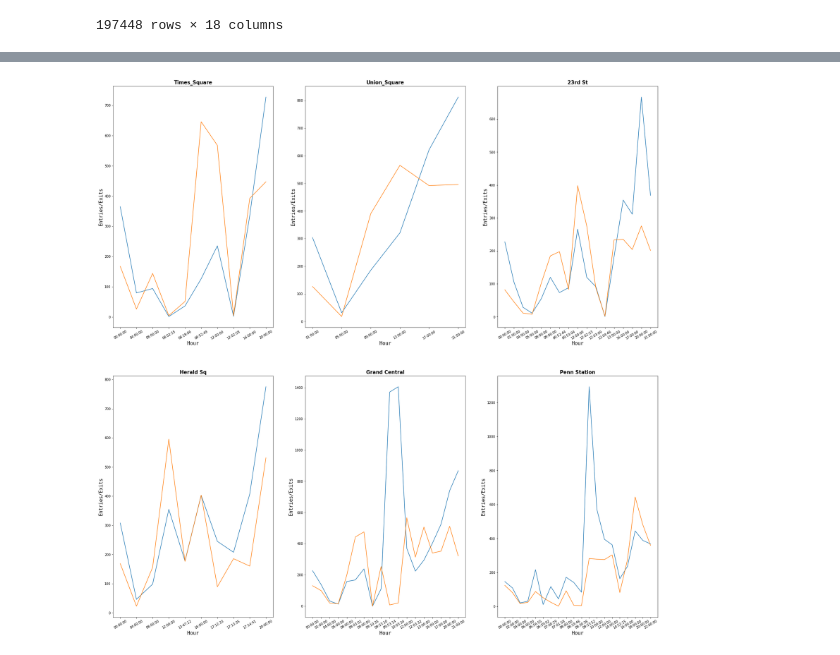
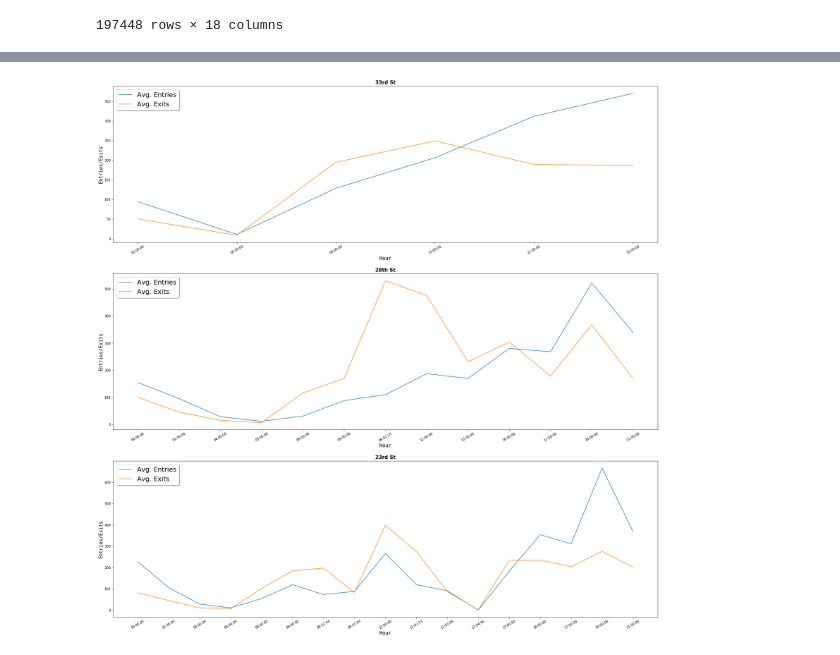
Before and after one commit to cnarrieta18/Metis_project1_mta, a Jupyter notebook: Project_01 - Matplotlib.ipynb, the cells around one changed output, grey strips where cells are left out. Saved outputs shown, nothing was run; the diff lists cells and outputs as text; code cells hidden in the pictures.

```diff
--- a/Project_01 - Matplotlib.ipynb
+++ b/Project_01 - Matplotlib.ipynb
@@ -4,7 +4,7 @@ import numpy as np
 import matplotlib as plt
 import datetime
 # %%
-url = 'http://web.mta.info/developers/data/nyct/turnstile/turnstile_190615.txt'
-df = pd.read_csv(url, header = 0, sep=',')
+# url = 'http://web.mta.info/developers/data/nyct/turnstile/turnstile_190615.txt'
+df = pd.read_csv('combined_csv.csv', header = 0, sep=',')
 df.columns = map(str.lower, df.columns) # - make headers lowercase
 df.columns = df.columns.str.strip().str.lower()
@@ -435,0 +737,13 @@ times_hourly_df = hourly_groupby[times_hourly_mask]
+# %%
+# - silicon alley station -- mean entries and exits by time of day
+
+thritythird_mask = (hourly_groupby['station'] == '33 ST') ## - silicon Alley
+thritythird_df = hourly_groupby[thritythird_mask]
+
+twentyeight_mask = (hourly_groupby['station'] == '28 ST') ## - silicon Alley
+twentyeight_df = hourly_groupby[twentyeight_mask]
+
+twentythird_hourly_mask = (hourly_groupby['station'] == '23 ST') ## - silicon Alley
+twentythird_hourly_df = hourly_groupby[twentythird_hourly_mask]
+
+hourly_groupby.head()
@@ -439,89 +760,52 @@ fig.set_figheight(6)
 
 
 plt.figure(figsize = [30, 30])
+fig.suptitle('Silicon Alley Stations Avg. Entrances/Exits',fontsize = 16)
 
-fig.suptitle('Top 6 Performing Stations',fontsize = 16)
-
-plt.subplot(2,3,1)
-plt.plot(times_hourly_df['time'],times_hourly_df['entry_increments'])
-plt.plot(times_hourly_df['time'],times_hourly_df['exit_increments'])
-plt.title('Times_Square', fontsize=15, weight = 'bold')
+plt.subplot(3,1,1)
+plt.plot(thritythird_df['time'],thritythird_df['entry_increments'])
+plt.plot(thritythird_df['time'],thritythird_df['exit_increments'])
+plt.title('33rd St', fontsize=15, weight = 'bold')
 # plt.title('Entries and Exits', fontsize=10, weight = 'bold')
 # x_labels = ['Saturday', 'Sunday','Monday','Tuesday','Wednesday','Thursday','Friday']
 # ticks_x = np.linspace(0, 42, 7)
 # plt.xticks(ticks_x, fontsize = '10', family = 'monospace',color='black')
 plt.ylabel("Entries/Exits", fontsize = '15', family = 'monospace',color='black');
 plt.xlabel("Hour", fontsize = '15', family = 'monospace',color='black')
 plt.xticks(rotation=30)
+plt.legend(['Avg. Entries','Avg. Exits'],shadow = True, loc = 0, prop={'size': 20})
 
 
 
-plt.subplot(2,3,2)
-plt.plot(union_hourly_df['time'],union_hourly_df['entry_increments'])
-plt.plot(union_hourly_df['time'],union_hourly_df['exit_increments'])
-plt.title('Union_Square', fontsize=15, weight = 'bold')
+
+plt.subplot(3,1,2)
+plt.plot(twentyeight_df['time'],twentyeight_df['entry_increments'])
+plt.plot(twentyeight_df['time'],twentyeight_df['exit_increments'])
+plt.title('28th St', fontsize=15, weight = 'bold')
 # plt.title('Entries and Exits', fontsize=10, weight = 'bold')
 # x_labels = ['Saturday', 'Sunday','Monday','Tuesday','Wednesday','Thursday','Friday']
 # ticks_x = np.linspace(0, 42, 7)
 # plt.xticks(ticks_x, x_labels, fontsize = '10', family = 'monospace',color='black')
 plt.ylabel("Entries/Exits", fontsize = '15', family = 'monospace',color='black');
 plt.xlabel("Hour", fontsize = '15', family = 'monospace',color='black')
 plt.xticks(rotation=30)
+plt.legend(['Avg. Entries','Avg. Exits'],shadow = True, loc = 0, prop={'size': 20})
 
 
-plt.subplot(2,3,3)
+
+plt.subplot(3,1,3)
 plt.plot(twentythird_hourly_df['time'],twentythird_hourly_df['entry_increments'])
 plt.plot(twentythird_hourly_df['time'],twentythird_hourly_df['exit_increments'])
 plt.title('23rd St', fontsize=15, weight = 'bold')
 # plt.title('Entries and Exits', fontsize=10, weight = 'bold')
 # x_labels = ['Saturday', 'Sunday','Monday','Tuesday','Wednesday','Thursday','Friday']
 # ticks_x = np.linspace(0, 42, 7)
 # plt.xticks(ticks_x, x_labels, fontsize = '10', family = 'monospace',color='black')
 plt.ylabel("Entries/Exits", fontsize = '15', family = 'monospace',color='black');
 plt.xlabel("Hour", fontsize = '15', family = 'monospace',color='black')
 plt.xticks(rotation=30)
+plt.legend(['Avg. Entries','Avg. Exits'],shadow = True, loc = 0, prop={'size': 20})
 
-
-
-plt.subplot(2,3,4)
-plt.plot(herald_hourly_df['time'],herald_hourly_df['entry_increments'])
-plt.plot(herald_hourly_df['time'],herald_hourly_df['exit_increments'])
-plt.title('Herald Sq', fontsize=15, weight = 'bold')
-# plt.title('Entries and Exits', fontsize=10, weight = 'bold')
-# x_labels = ['Saturday', 'Sunday','Monday','Tuesday','Wednesday','Thursday','Friday']
-# ticks_x = np.linspace(0, 42, 7)
-# plt.xticks(ticks_x, x_labels, fontsize = '10', family = 'monospace',color='black')
-plt.ylabel("Entries/Exits", fontsize = '15', family = 'monospace',color='black');
-plt.xlabel("Hour", fontsize = '15', family = 'monospace',color='black')
-plt.xticks(rotation=30)
-
-
-
-plt.subplot(2,3,5)
-plt.plot(grand_hourly_df['time'],grand_hourly_df['entry_increments'])
-plt.plot(grand_hourly_df['time'],grand_hourly_df['exit_increments'])
-plt.title('Grand Central', fontsize=15, weight = 'bold')
-# plt.title('Entries and Exits', fontsize=10, weight = 'bold')
-# x_labels = ['Saturday', 'Sunday','Monday','Tuesday','Wednesday','Thursday','Friday']
-# ticks_x = np.linspace(0, 42, 7)
-# plt.xticks(ticks_x, x_labels, fontsize = '10', family = 'monospace',color='black')
-plt.ylabel("Entries/Exits", fontsize = '15', family = 'monospace',color='black');
-plt.xlabel("Hour", fontsize = '15', family = 'monospace',color='black')
-plt.xticks(rotation=30)
-
-
-plt.subplot(2,3,6)
-plt.plot(penn_hourly_df['time'],penn_hourly_df['entry_increments'])
-plt.plot(penn_hourly_df['time'],penn_hourly_df['exit_increments'])
-plt.title('Penn Station', fontsize=15, weight = 'bold')
-# plt.title('Entries and Exits', fontsize=10, weight = 'bold')
-# x_labels = ['Saturday', 'Sunday','Monday','Tuesday','Wednesday','Thursday','Friday']
-# ticks_x = np.linspace(0, 42, 7)
-# plt.xticks(ticks_x, x_labels, fontsize = '10', family = 'monospace',color='black')
-plt.ylabel("Entries/Exits", fontsize = '15', family = 'monospace',color='black');
-plt.xlabel("Hour", fontsize = '15', family = 'monospace',color='black')
-plt.xticks(rotation=30)
-
-plt.savefig('top_stations_by_hour.png');
+plt.savefig('silicon_alley_stations_by_hour.png');
 # %% [output]
-[figure, old version]
+[figure, new version]
```
Also changed, not shown: parts of 21 cells of this notebook, 5 other files.
